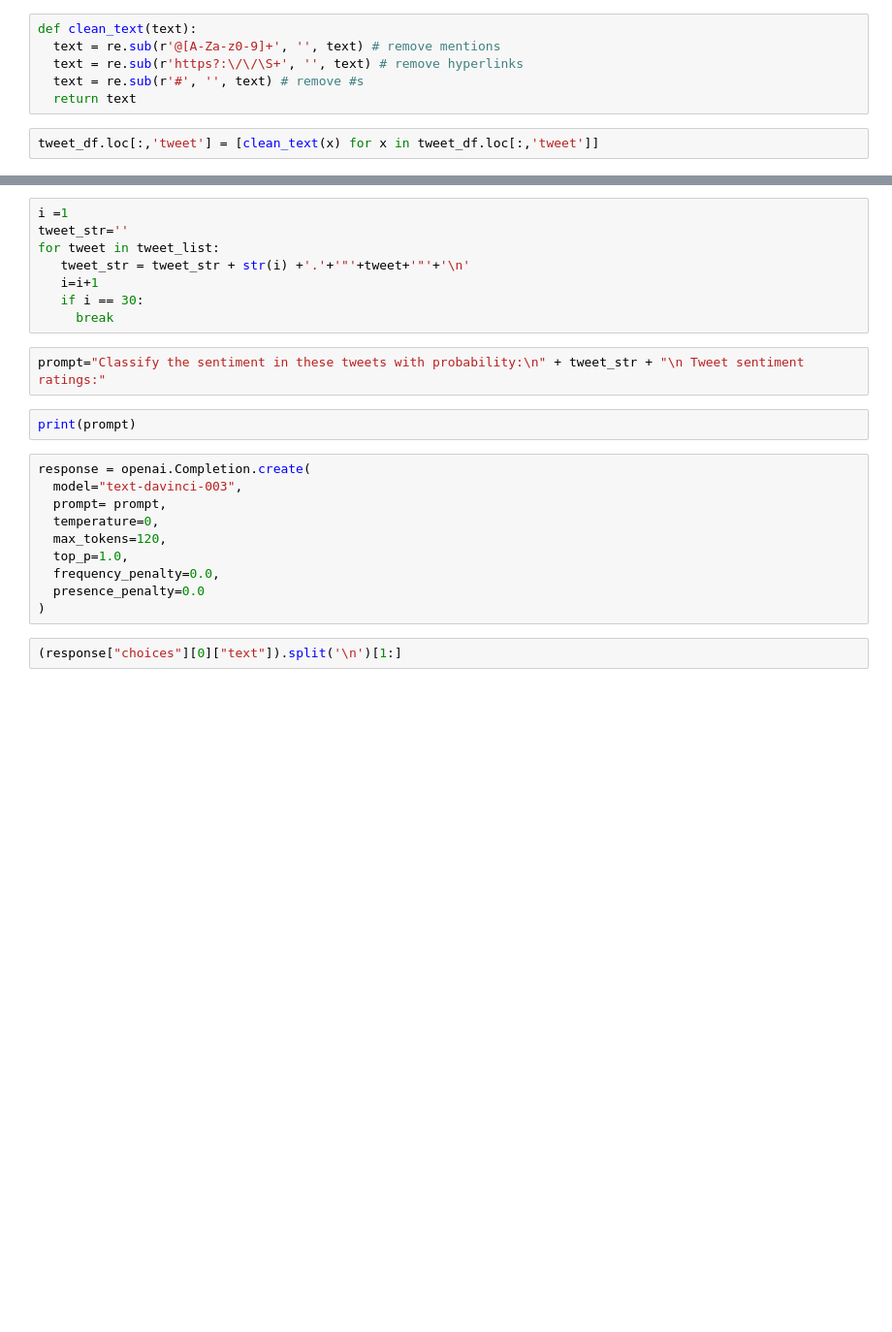
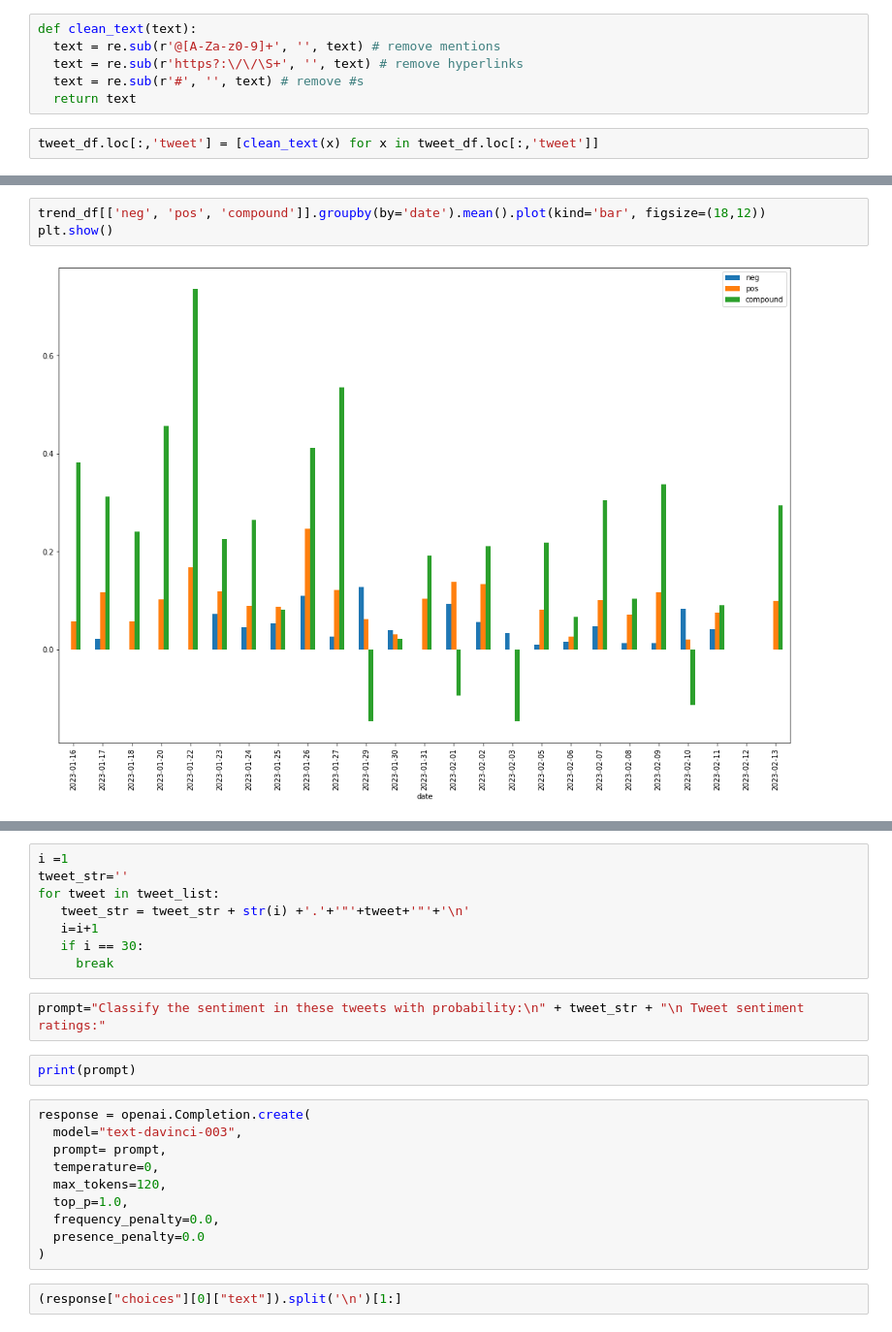
Before and after one commit to yeonghun00/Twitter-Sentiment-Analysis, a Jupyter notebook: Market Sentiment Analysis.ipynb, the cells around one changed output, grey strips where cells are left out. Shown: that part at 97% size. Saved outputs shown, nothing was run; the diff lists cells and outputs as text; blank space fills up the shorter version.

```diff
--- a/Market Sentiment Analysis.ipynb
+++ b/Market Sentiment Analysis.ipynb
@@ -122,0 +156,5 @@ tweet_df.sort_values(by=['polarity'])
+# %%
+trend_df[['neg', 'pos', 'compound']].groupby(by='date').mean().plot(kind='bar', figsize=(18,12))
+plt.show()
+# %% [output]
+[figure, added]
```
Also changed, not shown: parts of 28 cells of this notebook.
